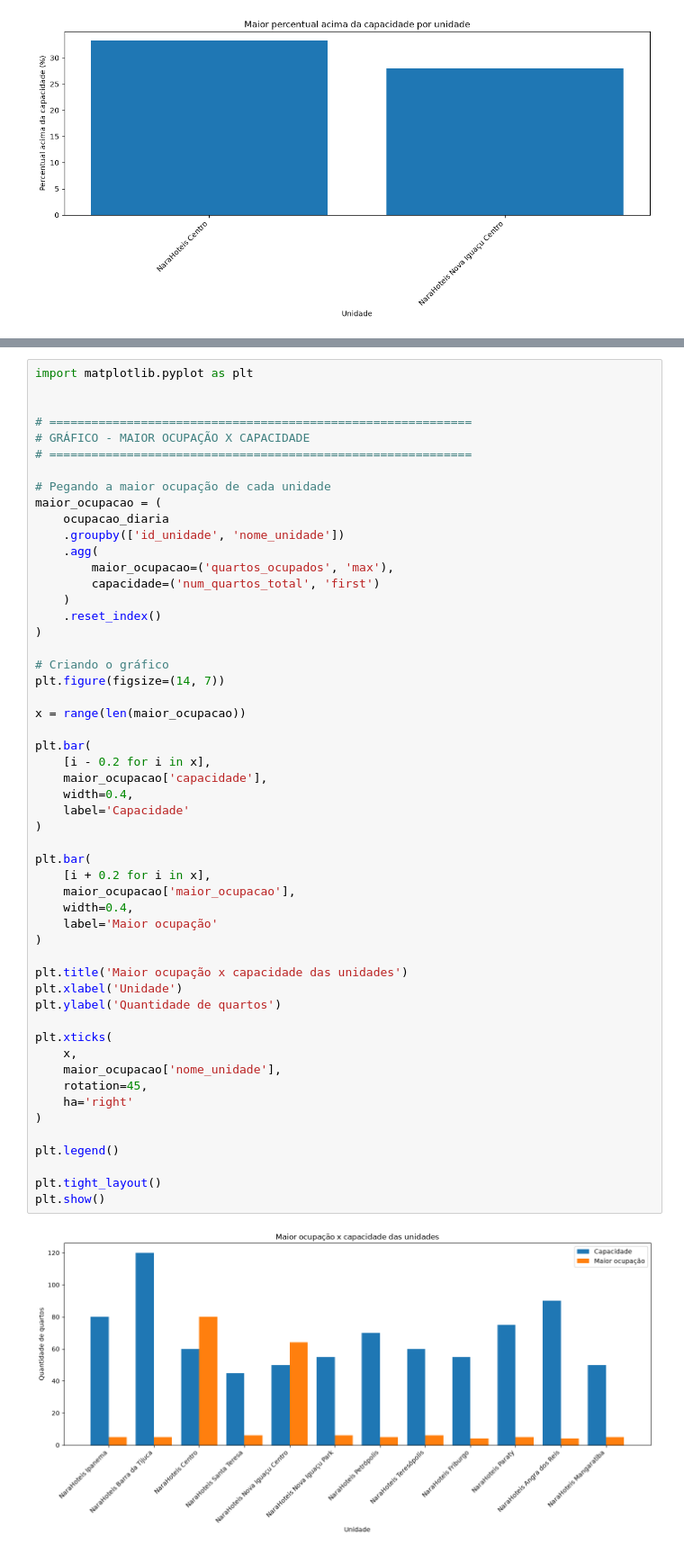
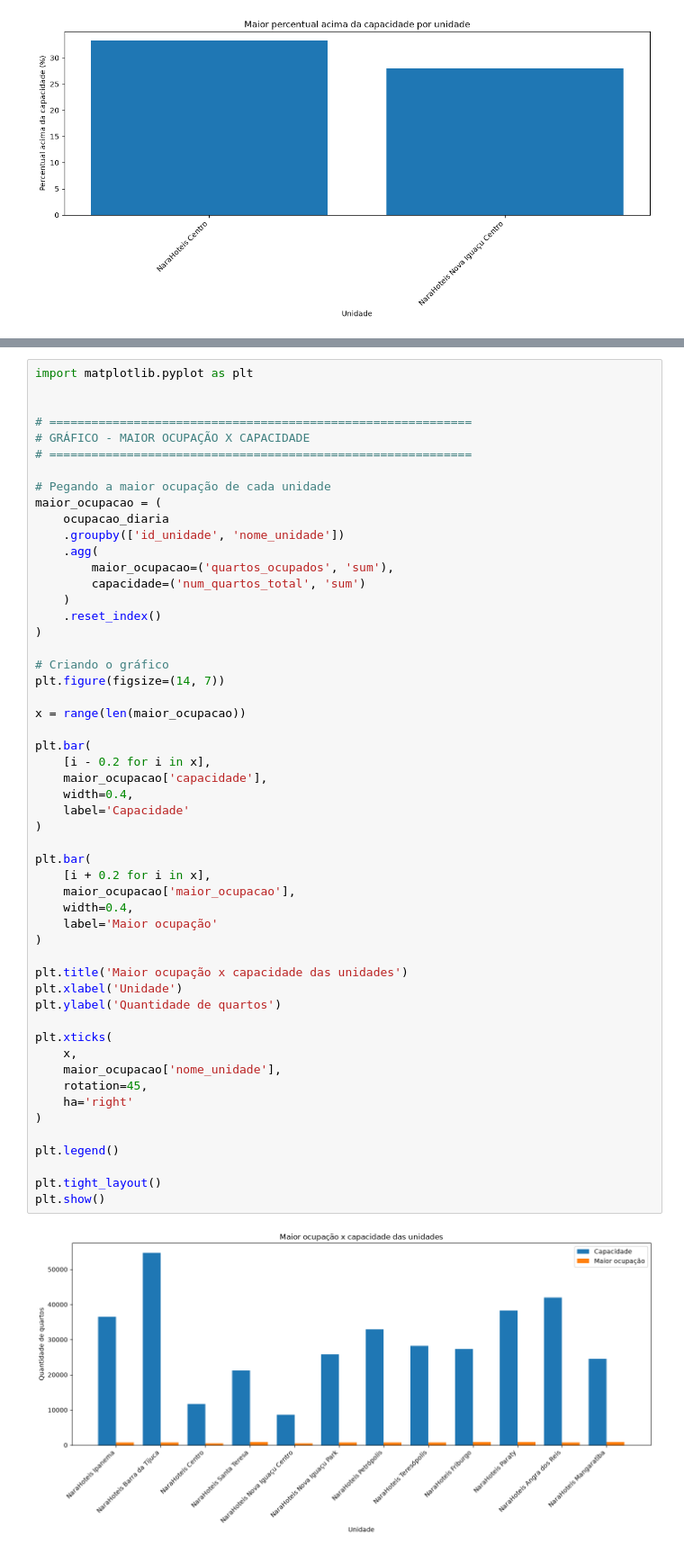
Before and after one commit to CarlosEduardoRodrigues7/Narahotel, a Jupyter notebook: resposta2.ipynb, the cells around one changed output, grey strips where cells are left out. Shown at 90% size. Cells and saved outputs as stored; diff of their text form.

```diff
--- a/resposta2.ipynb
+++ b/resposta2.ipynb
@@ -436,8 +452,8 @@ maior_ocupacao = (
     ocupacao_diaria
     .groupby(['id_unidade', 'nome_unidade'])
     .agg(
-        maior_ocupacao=('quartos_ocupados', 'max'),
-        capacidade=('num_quartos_total', 'first')
+        maior_ocupacao=('quartos_ocupados', 'sum'),
+        capacidade=('num_quartos_total', 'sum')
     )
     .reset_index()
 )
@@ -450,31 +466,31 @@ x = range(len(maior_ocupacao))
 plt.bar(
     [i - 0.2 for i in x],
     maior_ocupacao['capacidade'],
     width=0.4,
     label='Capacidade'
 )
 
 plt.bar(
     [i + 0.2 for i in x],
     maior_ocupacao['maior_ocupacao'],
     width=0.4,
     label='Maior ocupação'
 )
 
 plt.title('Maior ocupação x capacidade das unidades')
 plt.xlabel('Unidade')
 plt.ylabel('Quantidade de quartos')
 
 plt.xticks(
     x,
     maior_ocupacao['nome_unidade'],
     rotation=45,
     ha='right'
 )
 
 plt.legend()
 
 plt.tight_layout()
 plt.show()
 # %% [output]
-[figure, old version]
+[figure, new version]
```
Also changed, not shown: parts of 5 cells of this notebook.
